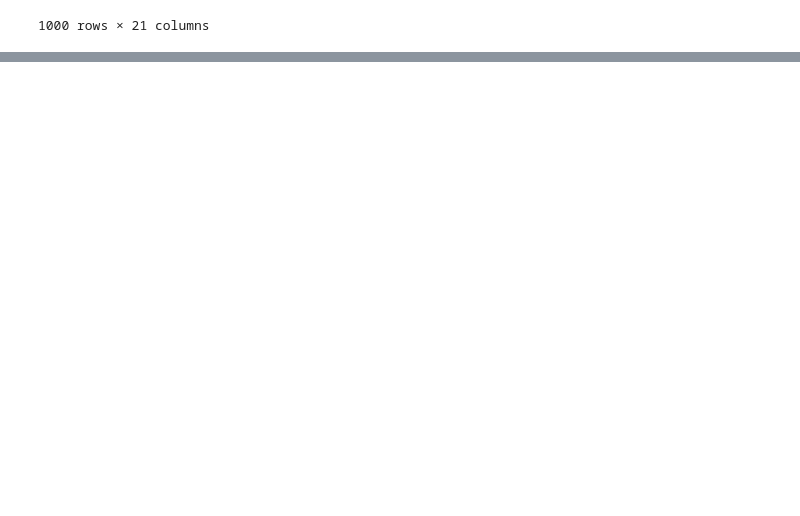
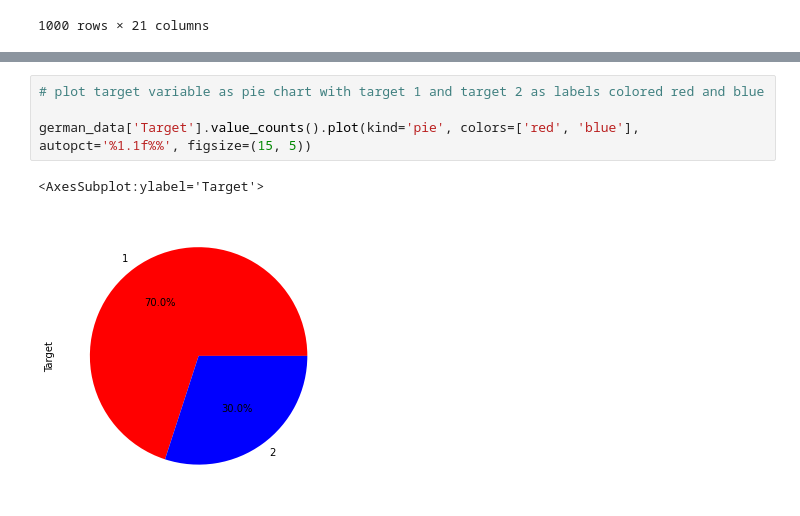
Before and after one commit to DanielGit4/AML, a Jupyter notebook: German_Credit_data/eda.ipynb, the cells around one changed output, grey strips where cells are left out. Drawn from its saved outputs; the diff is of its cells as text; blank space fills up the shorter version.

```diff
--- a/German_Credit_data/eda.ipynb
+++ b/German_Credit_data/eda.ipynb
@@ -42,0 +95,7 @@ german_data
+# %%
+# plot target variable as pie chart with target 1 and target 2 as labels colored red and blue
+
+german_data['Target'].value_counts().plot(kind='pie', colors=['red', 'blue'], autopct='%1.1f%%', figsize=(15, 5))
+# %% [output]
+<AxesSubplot:ylabel='Target'>
+[figure, added]
```
Also changed, not shown: parts of 18 cells of this notebook.
